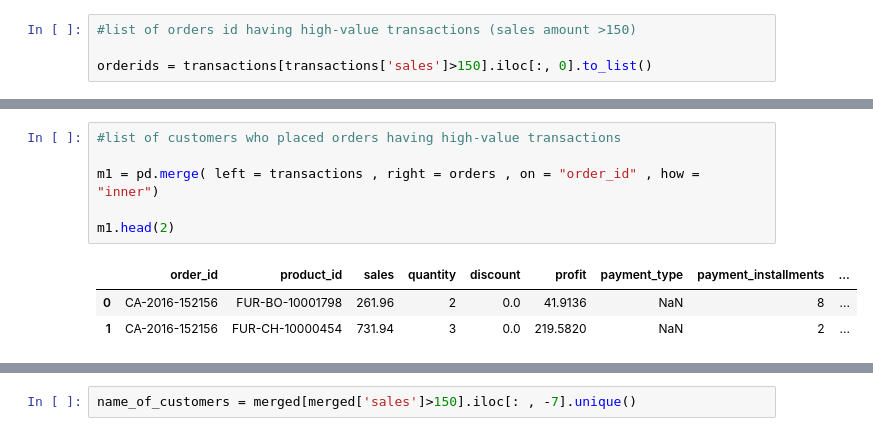
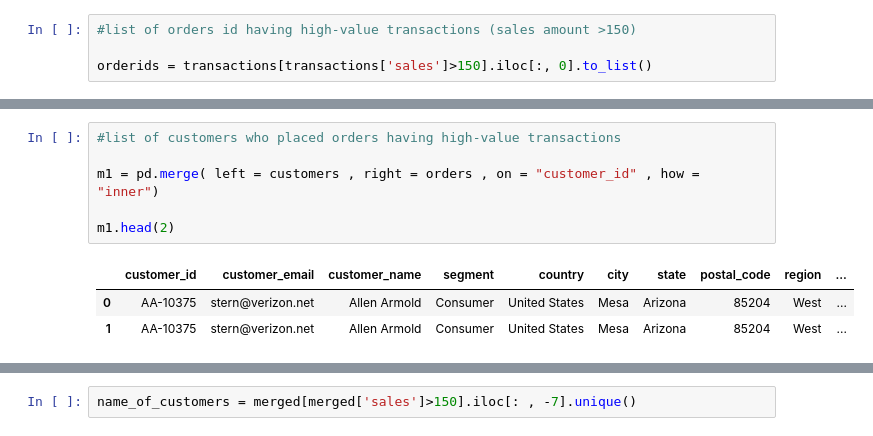
Before and after one commit to divyanshisharan/div, a Jupyter notebook: divya.ipynb, the cells around one changed output, grey strips where cells are left out. Saved outputs shown, nothing was run; the diff lists cells and outputs as text.

```diff
--- a/divya.ipynb
+++ b/divya.ipynb
@@ -40,11 +56,11 @@ orderids = transactions[transactions['sales']>150].iloc[:, 0].to_list()
 # %%
 #list of customers who placed orders having high-value transactions
 
-m1 = pd.merge( left = transactions , right = orders , on = "order_id" , how = "inner")
+m1 = pd.merge( left = customers , right = orders , on = "customer_id" , how = "inner")
 
 m1.head(2)
 # %% [output]
-|  | order_id | product_id | sales | quantity | discount | profit | payment_type | payment_installments | ... |
-| 0 | CA-2016-152156 | FUR-BO-10001798 | 261.96 | 2 | 0.0 | 41.9136 | NaN | 8 | ... |
-| 1 | CA-2016-152156 | FUR-CH-10000454 | 731.94 | 3 | 0.0 | 219.5820 | NaN | 2 | ... |
+|  | customer_id | customer_email | customer_name | segment | country | city | state | postal_code | region | ... |
+| 0 | AA-10375 | stern@verizon.net | Allen Armold | Consumer | United States | Mesa | Arizona | 85204 | West | ... |
+| 1 | AA-10375 | stern@verizon.net | Allen Armold | Consumer | United States | Mesa | Arizona | 85204 | West | ... |
 # %%
```
Also changed, not shown: parts of 16 cells of this notebook.
